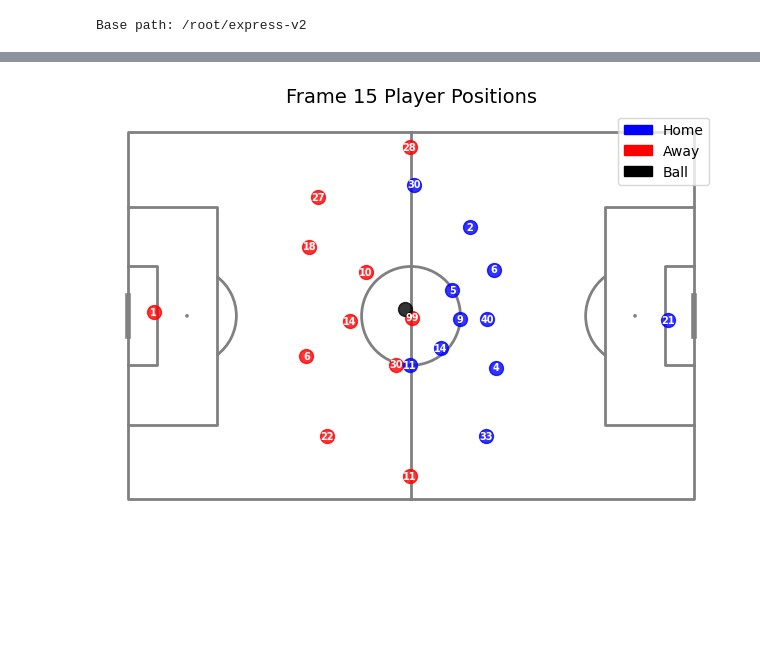
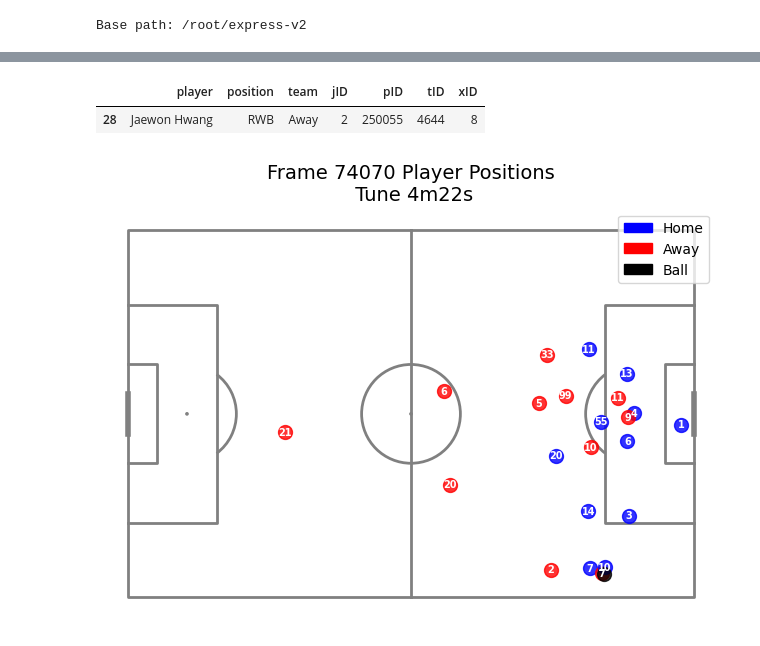
Before and after one commit to leemingo/express-v2, a Jupyter notebook: notebook/5-validation-bepro-data.ipynb, the cells around one changed output, grey strips where cells are left out. Drawn from its saved outputs; the diff is of its cells as text; code cells hidden in the pictures; blank space fills up the shorter version.

```diff
--- a/notebook/5-validation-bepro-data.ipynb
+++ b/notebook/5-validation-bepro-data.ipynb
@@ -25,5 +25,5 @@ Base path: /root/express-v2
 match_id_lst = os.listdir(data_path)
 print(match_id_lst)
 match_id = match_id_lst[0]  # Change this to the desired match ID
-match_id
+match_id = "126306"
 # %% [output]
@@ -158,11 +157,11 @@ valid_events_filtered
 # %%
 import numpy as np
-fps = 25
 
+tracking_df["time"] = (tracking_df["timestamp"].dt.total_seconds()).astype(float)
 tracking_df["time"] = np.where(
     tracking_df["period_id"] == 1,
-    tracking_df["frame_id"] / fps,
-    tracking_df["frame_id"] / fps - 45*60
+    tracking_df["time"],
+    tracking_df["time"] - 2700
 )
 
 pd.concat([tracking_df.groupby("period_id").head(1), tracking_df.groupby("period_id").tail(1)]).sort_values("period_id")
@@ -208 +207,5 @@ pd.concat([valid_events_filtered.groupby("period_id").head(1),
 4 rows × 22 columns
+# %%
+t = 262.8#269.4
+valid_events_filtered[(valid_events_filtered["period_id"] == 2) &
+                      (valid_events_filtered["time_seconds"] <= t+1)]
@@ -209,7 +226,7 @@ pd.concat([valid_events_filtered.groupby("period_id").head(1),
 # %%
 import matplotsoccer as mps
 
-original_event_id = 0
+original_event_id = 2333#2336
 idx = valid_events_filtered[valid_events_filtered["original_event_id"] == original_event_id].index[0]
 e = valid_events_filtered[idx:idx+1].copy()
 l = min(1, len(e))
@@ -217,25 +234,29 @@ l = min(1, len(e))
 for j in range(0, l):
     row = list(e[j:j+1].itertuples())[0]
     i = row.Index
-    a = valid_events_filtered.loc[i: i+2].copy()
-
-    for col in ["start_x", "start_y"]:
-        a[col] = a[col].apply(lambda x : round(x, 2))
+    a = valid_events_filtered.loc[i-0: i+0].copy()
 
     a["start_x"] += PITCH_X_MAX
     a["start_y"] += PITCH_Y_MAX
     a["time"] = a["time_seconds"].apply(lambda t: f"{int(t // 60)}m{int(t % 60)}s")
 
+    play_left_to_right = True
+    if play_left_to_right:
+        a["start_x"] = 105 - a["start_x"]
+        a["start_y"] = 68 - a["start_y"]
 
-    a["player_name"] = a["player_id"].apply(lambda x: team_sheets.loc[team_sheets["pID"] == int(x), "player"].values[0])
-    a["team_name"] = a["team_id"].apply(lambda x: team_sheets.loc[team_sheets["tID"] == int(x), "team"].values[0])
+    for col in ["start_x", "start_y"]:
+        a[col] = a[col].apply(lambda x : round(x, 2))
 
-    cols = ["period_id", "time_seconds", "type_name", "player_name",  "team_name", "start_x", "start_y"]
-    labeltitle = ["period_id", "time", "type_name", "player_name", "team_name", "start_x", "start_y"]
+    a = a.merge(team_sheets, left_on="player_id", right_on="pID", how="left")
+    a["tracking_id"] = a[["team", "jID"]].apply(lambda x: f"{x['team'][0]}{int(x['jID']):02d}", axis=1)
+
+    cols = ["period_id", "time", "type_name", "player", "tracking_id", "team", "start_x", "start_y"]
+    labeltitle = ["period_id", "time", "type_name", "player", "tracking_id", "team", "start_x", "start_y"]
 
     mps.actions(a[["start_x", "start_y"]],
                 a.type_name,
-                team=a.team_name,
+                team=a.team,
                 label=a[cols],
                 color="green",
                 labeltitle = labeltitle,
@@ -247,14 +275,18 @@ for j in range(0, l):
+# %%
+team_sheets[team_sheets.pID == 250055.0]
+# %% [output]
+|  | player | position | team | jID | pID | tID | xID |
+| 28 | Jaewon Hwang | RWB | Away | 2 | 250055 | 4644 | 8 |
 # %%
 # Visualization
 
 from visualization import plot_single_frame_positions, plot_window_frame_positions
 
-period_id = e.period_id.values[0]
-time = e.time_seconds.values[0]
-frame_id = time*fps if period_id == 1 else (time + 45*60)*fps
+period_id = a.iloc[0].period_id
+time_seconds = a.iloc[0].time_seconds
+closest_idx = tracking_df[tracking_df["period_id"] == period_id].time.sub(time_seconds).abs().idxmin()
 
-closest_idx = (tracking_df['frame_id'] - frame_id).abs().idxmin()
 frame = tracking_df.loc[closest_idx]
-plot_single_frame_positions(tracking_df, period_id=period_id, frame_idx=frame.frame_id, home_team_info=teams_dict['Home'], away_team_info=teams_dict['Away'])
+plot_single_frame_positions(tracking_df, period_id=period_id, time=frame.time, frame_idx=frame.frame_id, home_team_info=teams_dict['Home'], away_team_info=teams_dict['Away'])
 # %% [output]
-[figure, old version]
+[figure, new version]
```
Also changed, not shown: parts of 13 cells of this notebook, 6 other files.
